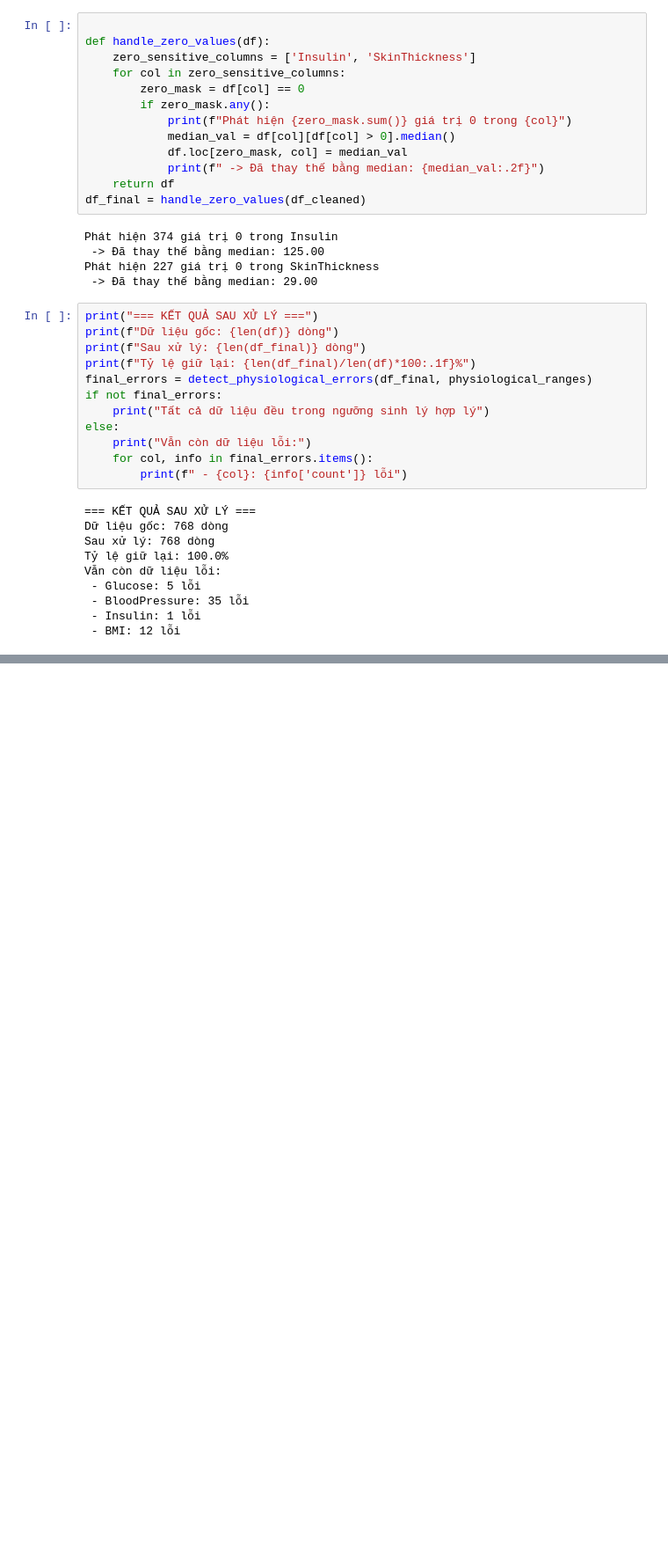
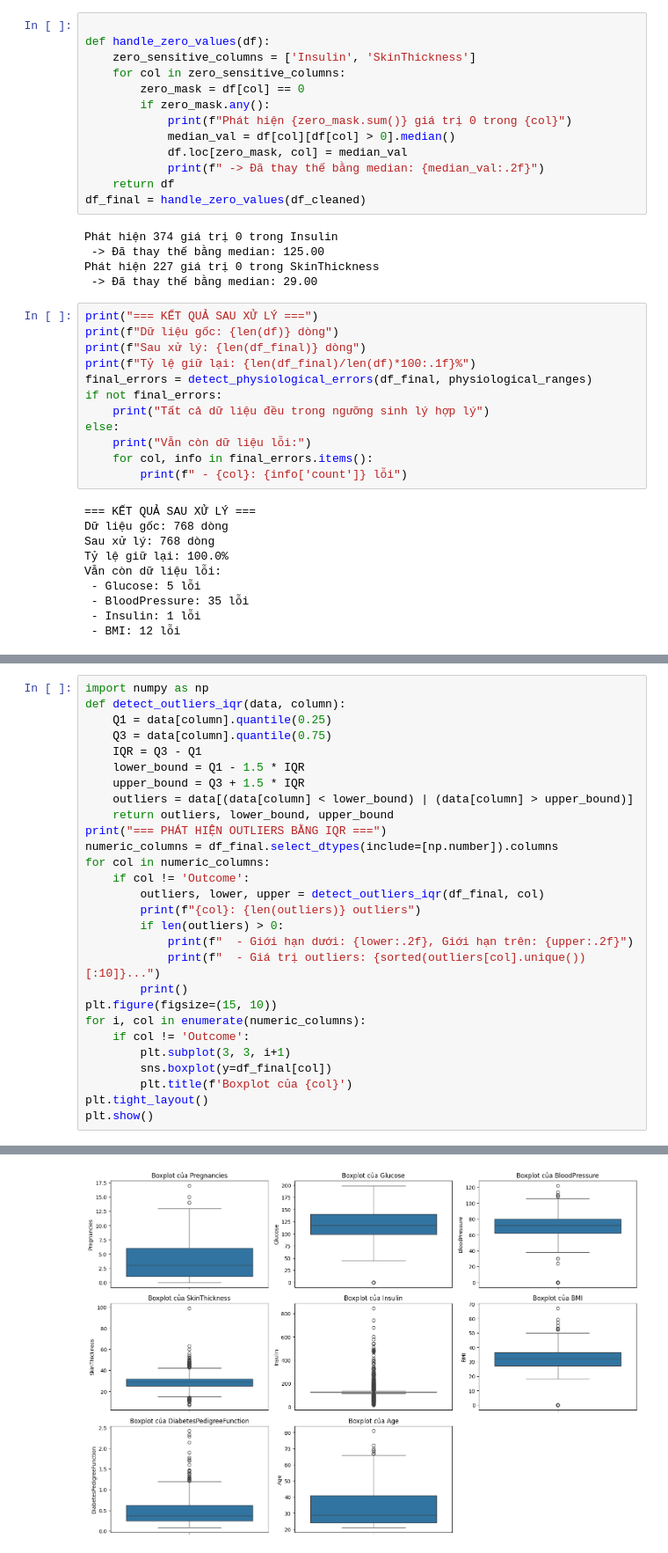
Before and after one commit to LeQuocBinh25/ThucHanh-TTNT, a Jupyter notebook: index.ipynb, the cells around one changed output, grey strips where cells are left out. Shown at 88% size. Drawn from its saved outputs; the diff is of its cells as text; blank space fills up the shorter version.

```diff
--- a/index.ipynb
+++ b/index.ipynb
@@ -165,0 +194,29 @@ display(df.describe().T)
+# %%
+import numpy as np
+def detect_outliers_iqr(data, column):
+    Q1 = data[column].quantile(0.25)
+    Q3 = data[column].quantile(0.75)
+    IQR = Q3 - Q1
+    lower_bound = Q1 - 1.5 * IQR
+    upper_bound = Q3 + 1.5 * IQR
+    outliers = data[(data[column] < lower_bound) | (data[column] > upper_bound)]
+    return outliers, lower_bound, upper_bound
+print("=== PHÁT HIỆN OUTLIERS BẰNG IQR ===")
+numeric_columns = df_final.select_dtypes(include=[np.number]).columns
+for col in numeric_columns:
+    if col != 'Outcome':
+        outliers, lower, upper = detect_outliers_iqr(df_final, col)
+        print(f"{col}: {len(outliers)} outliers")
+        if len(outliers) > 0:
+            print(f"  - Giới hạn dưới: {lower:.2f}, Giới hạn trên: {upper:.2f}")
+            print(f"  - Giá trị outliers: {sorted(outliers[col].unique())[:10]}...")
+        print()
+plt.figure(figsize=(15, 10))
+for i, col in enumerate(numeric_columns):
+    if col != 'Outcome':
+        plt.subplot(3, 3, i+1)
+        sns.boxplot(y=df_final[col])
+        plt.title(f'Boxplot của {col}')
+plt.tight_layout()
+plt.show()
+# %% [output]
@@ -165,0 +240 @@ display(df.describe().T)
+[figure, added]
```
Also changed, not shown: parts of 3 cells of this notebook.
